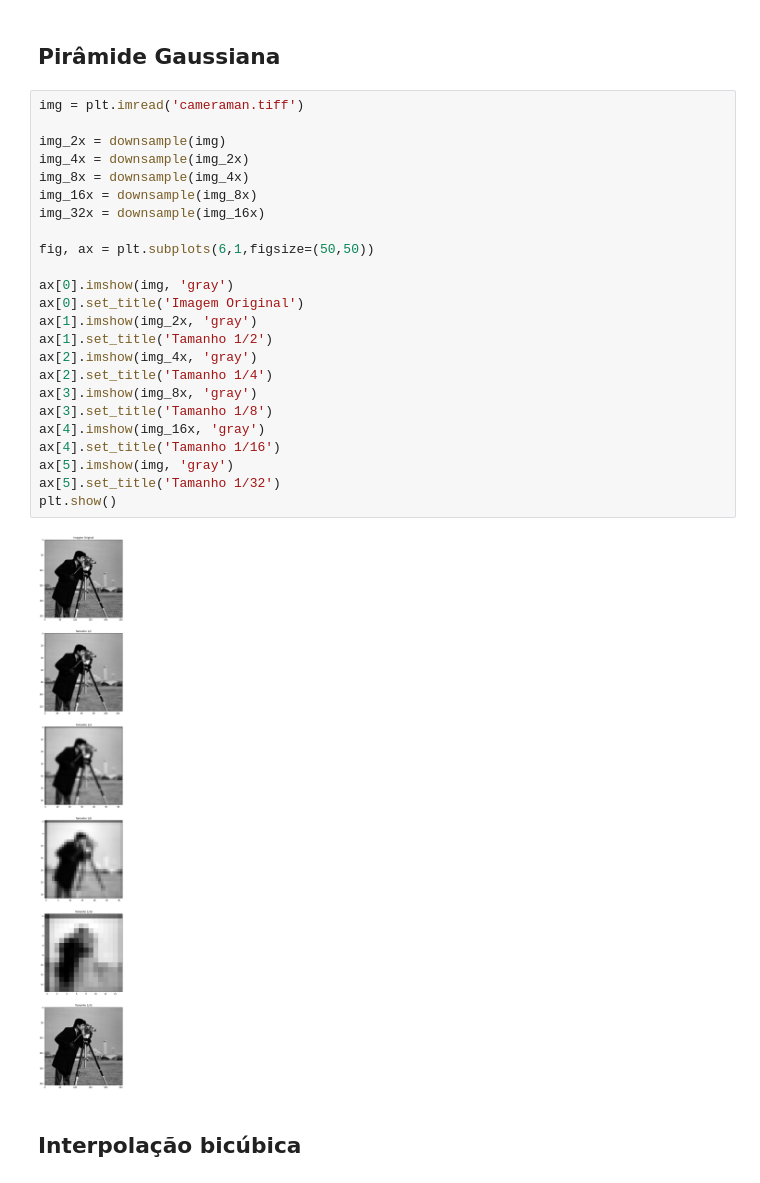
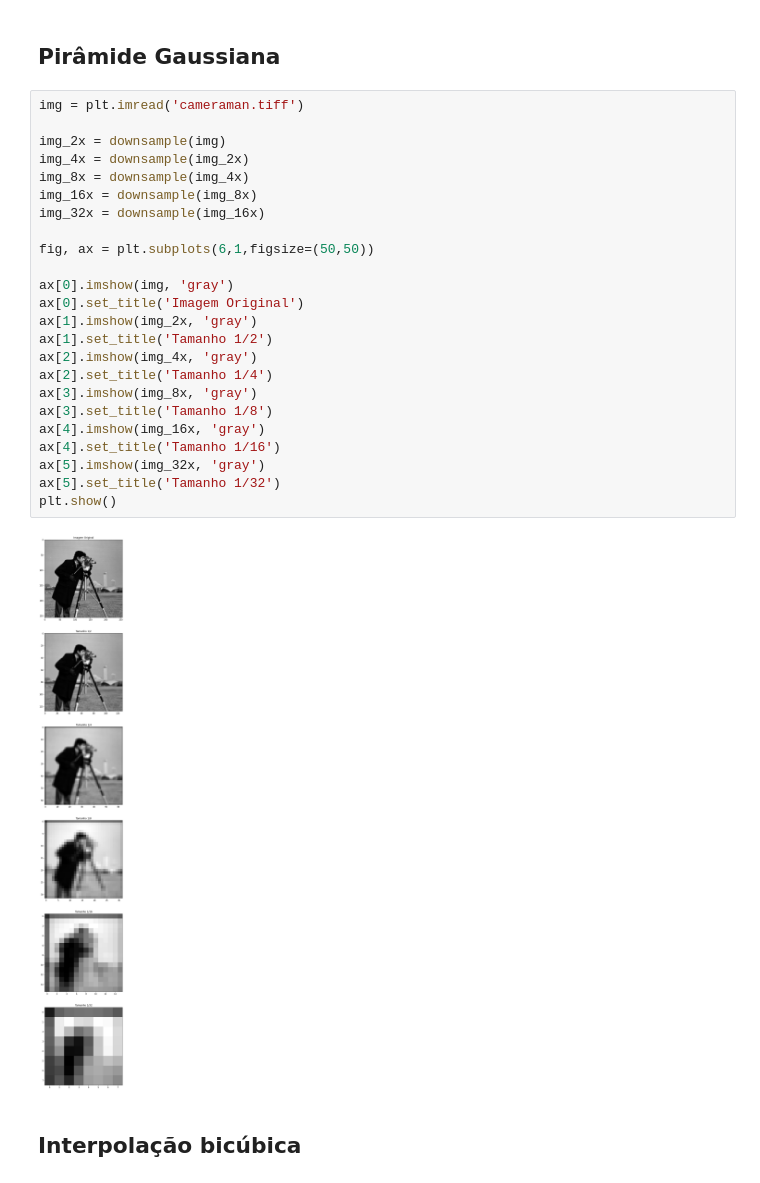
Before and after one commit to IvanCalvo/pdi, a Jupyter notebook: trabalho2/Pirâmide Laplaciana.ipynb, the cells around one changed output. Cells and saved outputs as stored; diff of their text form.

```diff
--- a/trabalho2/Pirâmide Laplaciana.ipynb
+++ b/trabalho2/Pirâmide Laplaciana.ipynb
@@ -35,29 +35,29 @@ def downsample(img):
 # %%
 img = plt.imread('cameraman.tiff')
 
 img_2x = downsample(img)
 img_4x = downsample(img_2x)
 img_8x = downsample(img_4x)
 img_16x = downsample(img_8x)
 img_32x = downsample(img_16x)
 
 fig, ax = plt.subplots(6,1,figsize=(50,50))
 
 ax[0].imshow(img, 'gray')
 ax[0].set_title('Imagem Original')
 ax[1].imshow(img_2x, 'gray')
 ax[1].set_title('Tamanho 1/2')
 ax[2].imshow(img_4x, 'gray')
 ax[2].set_title('Tamanho 1/4')
 ax[3].imshow(img_8x, 'gray')
 ax[3].set_title('Tamanho 1/8')
 ax[4].imshow(img_16x, 'gray')
 ax[4].set_title('Tamanho 1/16')
-ax[5].imshow(img, 'gray')
+ax[5].imshow(img_32x, 'gray')
 ax[5].set_title('Tamanho 1/32')
 plt.show()
 # %% [output]
-[figure, old version]
+[figure, new version]
 # %% [markdown]
 ## Interpolação bicúbica
 # %%
```
